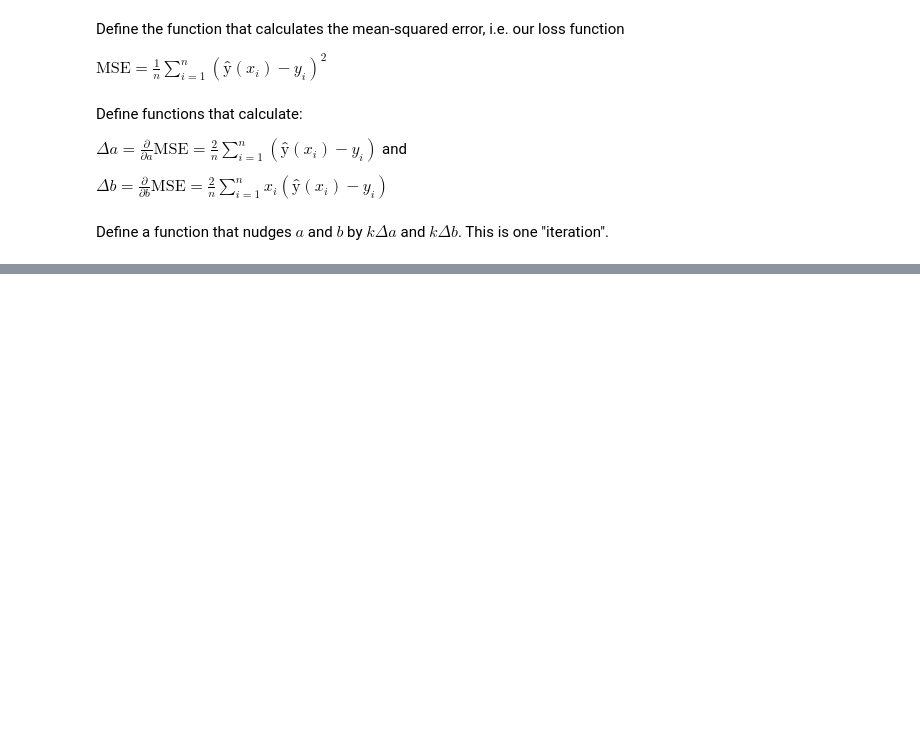
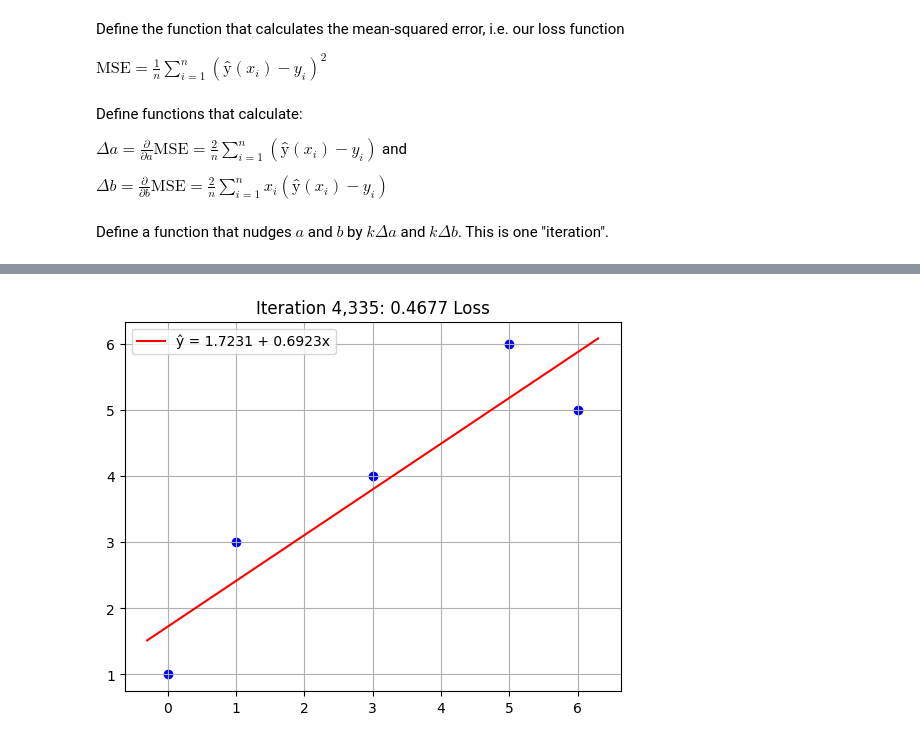
Before and after one commit to jay3332/ml-ipynb, a Jupyter notebook: 2025_01_15_linear_regression.ipynb, the cells around one changed output, grey strips where cells are left out. Drawn from its saved outputs; the diff is of its cells as text; code cells hidden in the pictures; blank space fills up the shorter version.

```diff
--- a/2025_01_15_linear_regression.ipynb
+++ b/2025_01_15_linear_regression.ipynb
@@ -77,8 +127,12 @@ class Regression(NamedTuple):
     loss: float
     iterations: int
 
+    def predict(self, x: float) -> float:
+        return self.a + self.b * x
+
     def __str__(self) -> str:
-        return f"ŷ = {self.a:.4f} + {self.b:.4f}x"
+        sign = '+' if self.b >= 0 else '-'
+        return f"ŷ = {self.a:.4f} {sign} {abs(self.b):.4f}x"
 
 def loss(data: list[tuple[float, float]], *, a: float, b: float) -> float:
     """Computes the mean-squared error of the data set with regression a + bx."""
@@ -100,7 +154,10 @@ def lin_reg(
     x_1, y_1 = data[0]
 
     a = 0
-    b = (y_n - y_1) / (x_n - x_1)
+    try:
+        b = (y_n - y_1) / (x_n - x_1)
+    except ZeroDivisionError:
+        b = 0
 
     iterations = 0
     prev_loss = float('inf')
@@ -128,5 +185,17 @@ def lin_reg(
 # Try the function
 data = [(0, 1), (1, 3), (3, 4), (5, 6), (6, 5)]
 reg = lin_reg(data, k=0.005)
-print(f'{reg} in {reg.iterations} iterations (Loss: {reg.loss:.4f})')
+
+# Plot final regression
+plt.title(f"Iteration {reg.iterations:,}: {reg.loss:.4f} Loss")
+plt.scatter(*zip(*data), color='blue')
+plt.plot(
+    plt.xlim(),
+    [reg.predict(x) for x in plt.xlim()],
+    color='red',
+    label=reg,
+)
+plt.grid(True)
+plt.legend()
+plt.show()
 # %% [output]
@@ -133,0 +202 @@ print(f'{reg} in {reg.iterations} iterations (Loss: {reg.loss:.4f})')
+[figure, added]
```
Also changed, not shown: parts of 12 cells of this notebook.
